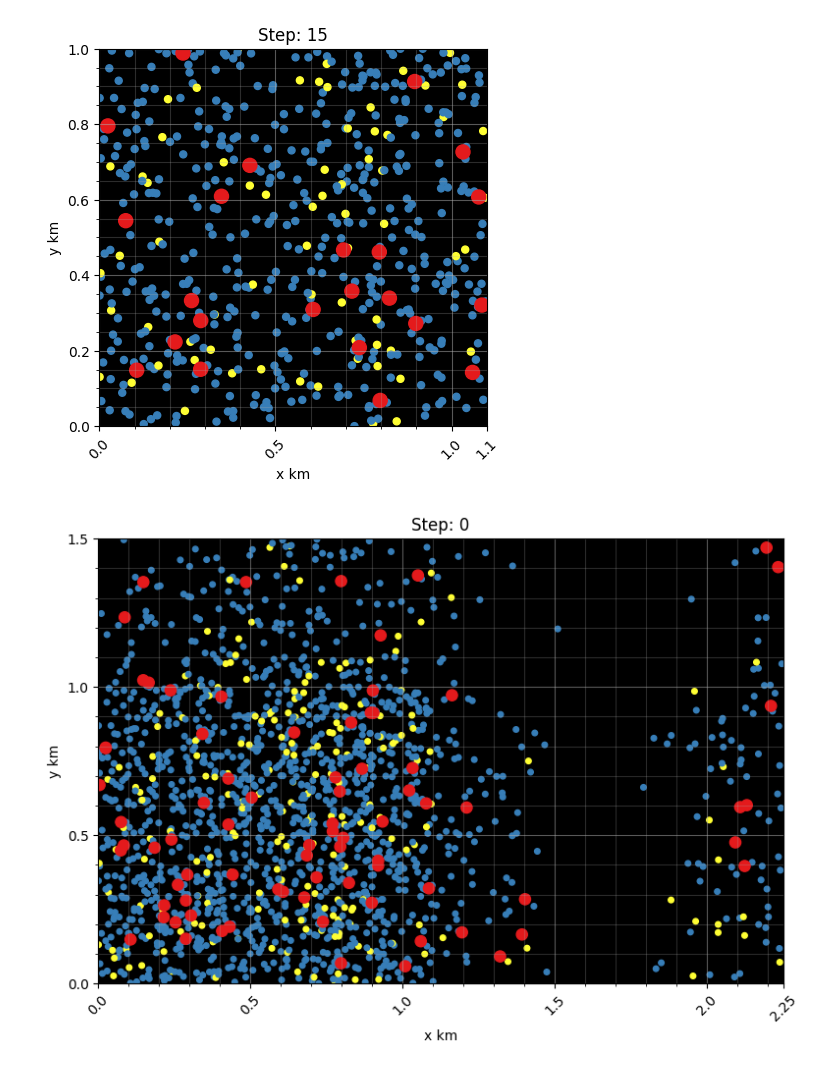
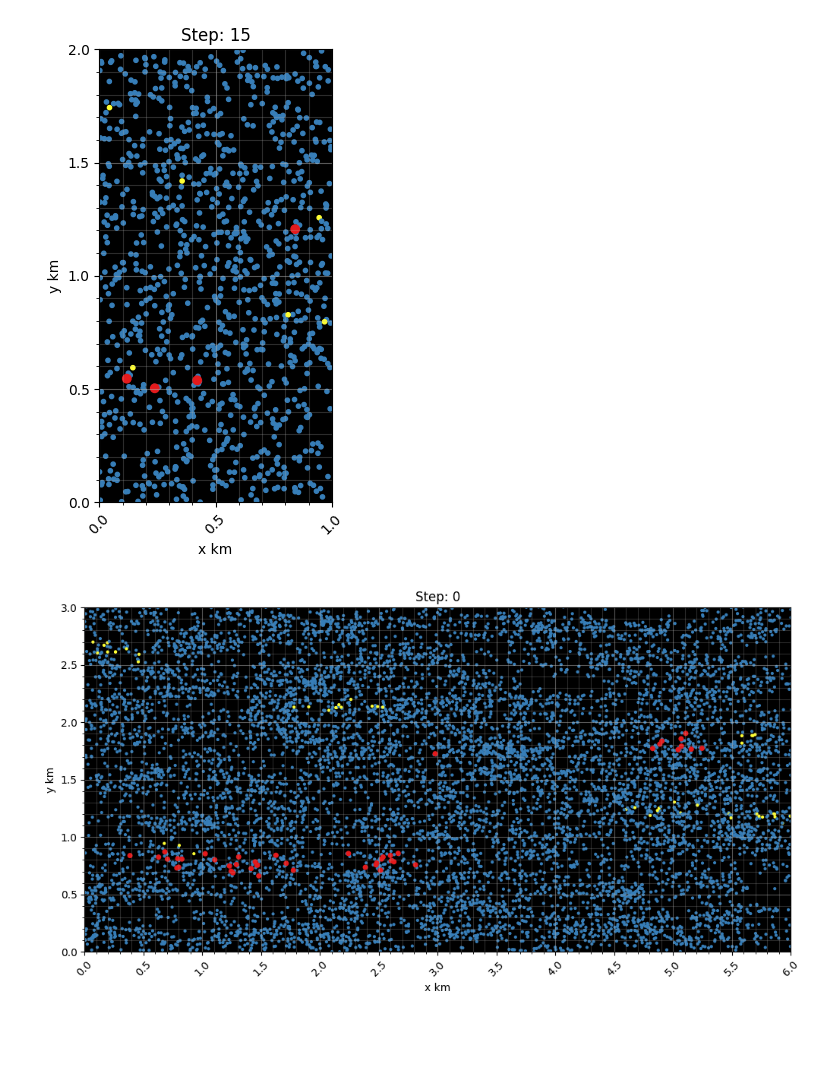
Before and after one commit to rsbyrne/crisis_model, a Jupyter notebook: working.ipynb, the cells around one changed output. Cells and saved outputs as stored; diff of their text form; code cells hidden in the pictures; blank space fills up the shorter version.

```diff
--- a/working.ipynb
+++ b/working.ipynb
@@ -1,13 +1,13 @@
 # %%
 from crisis_model.model import Model
 # %%
-model1 = Model(scale = 1, aspect = 1.1, initialIndicated = 100)
+model1 = Model(scale = 2, aspect = 0.5, initialIndicated = 10)
 model1.initialise(silent = True)
 model1.iterate(15)
-model2 = Model(scale = 1.5, aspect = 1.5)
+model2 = Model(scale = 3, aspect = 2.0)
 model2[...] = model1
 display(model1.show())
 display(model2.show())
 # %% [output]
-[figure, old version]
+[figure, new version]
-[figure, old version]
+[figure, new version]
```
Also changed, not shown: parts of 7 cells of this notebook, 2 other files.
